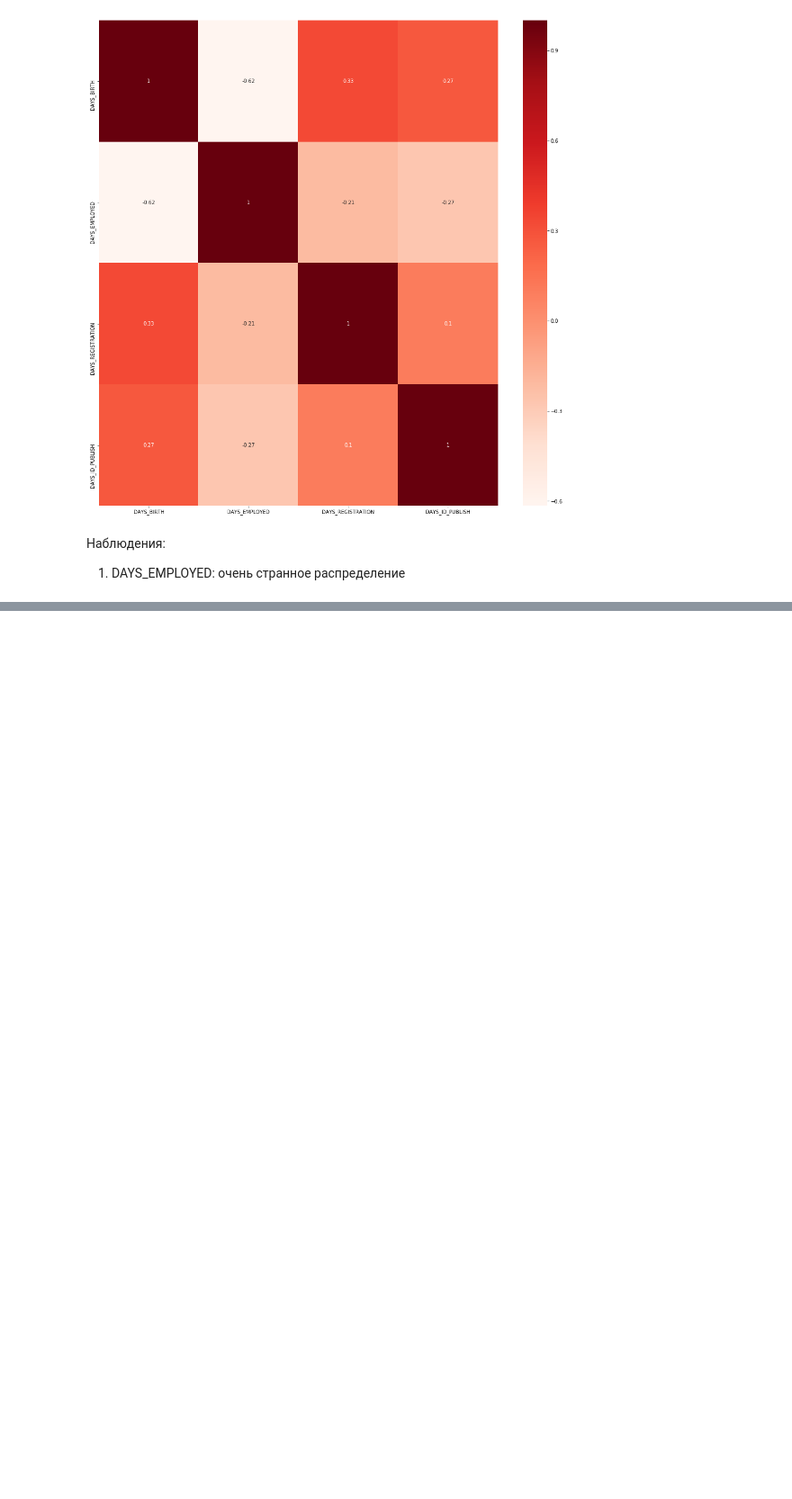
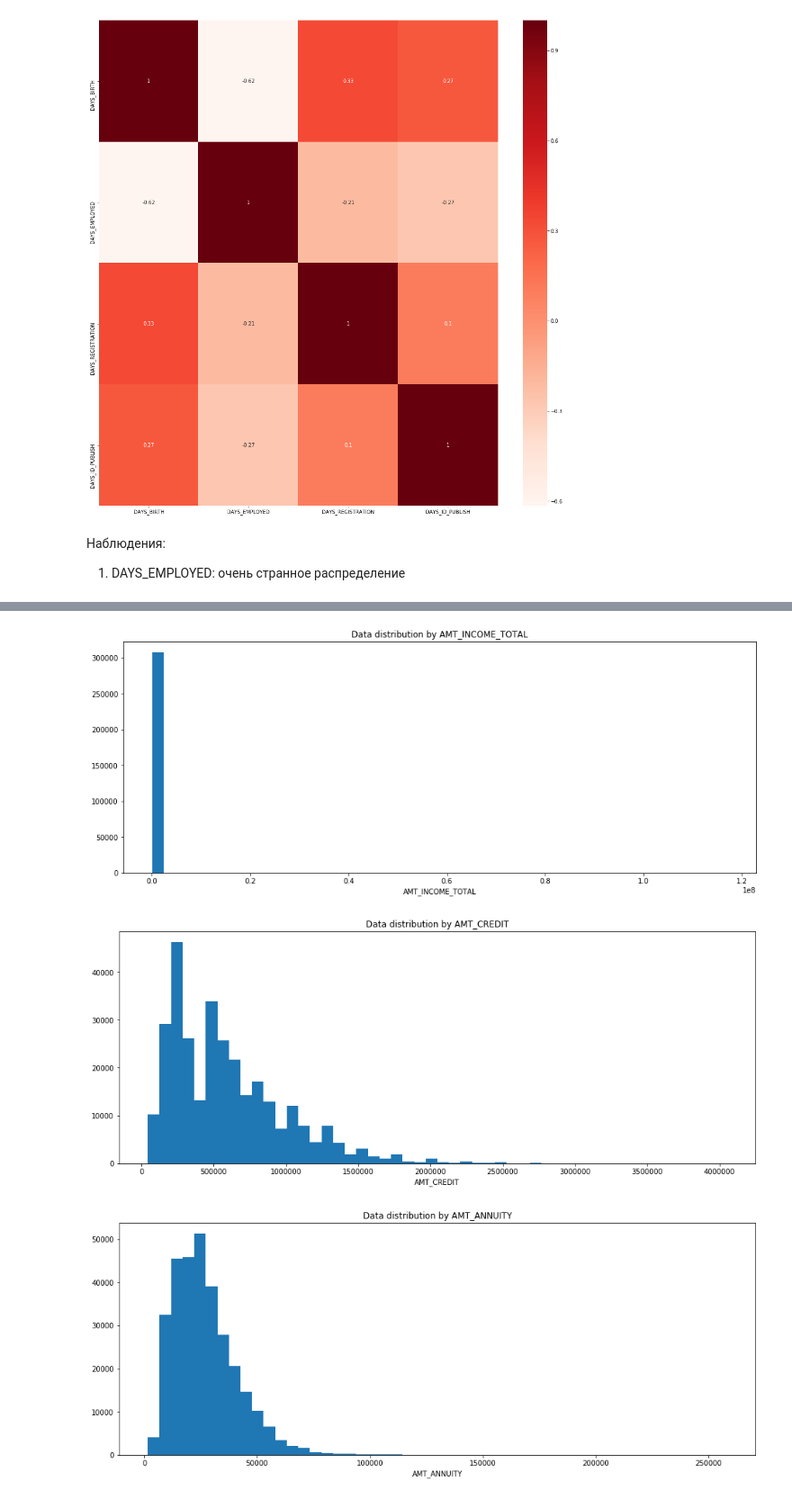
Before and after one commit to nuwanda57/HomeCredit1, a Jupyter notebook: exploration.ipynb, the cells around one changed output, grey strips where cells are left out. Shown: that part at 90% size. Saved outputs shown, nothing was run; the diff lists cells and outputs as text; code cells hidden in the pictures; blank space fills up the shorter version.

Commit message:
AMT_GROUP

```diff
--- a/exploration.ipynb
+++ b/exploration.ipynb
@@ -428,0 +423,3 @@ draw_correlations_for_numerical_columns(DAYS_BIO_GROUP, days_bio_application)
+# %%
+amt_application = application[AMT_GROUP]
+amt_application.sample(7, random_state=57)
@@ -428,0 +449,9 @@ draw_correlations_for_numerical_columns(DAYS_BIO_GROUP, days_bio_application)
+# %%
+AMT_GROUP_NUMERIC = ['AMT_INCOME_TOTAL', 'AMT_CREDIT', 'AMT_ANNUITY', 'AMT_GOODS_PRICE']
+AMT_GROUP_CATEGORICAL = ['AMT_REQ_CREDIT_BUREAU_%s' % i for i in ['HOUR', 'DAY', 'WEEK', 'MON', 'QRT', 'YEAR']]
+# %%
+draw_hists_for_numerical_columns(AMT_GROUP_NUMERIC, amt_application)
+# %% [output]
+[figure, added]
+[figure, added]
+[figure, added]
```
Also changed, not shown: parts of 12 cells of this notebook.
